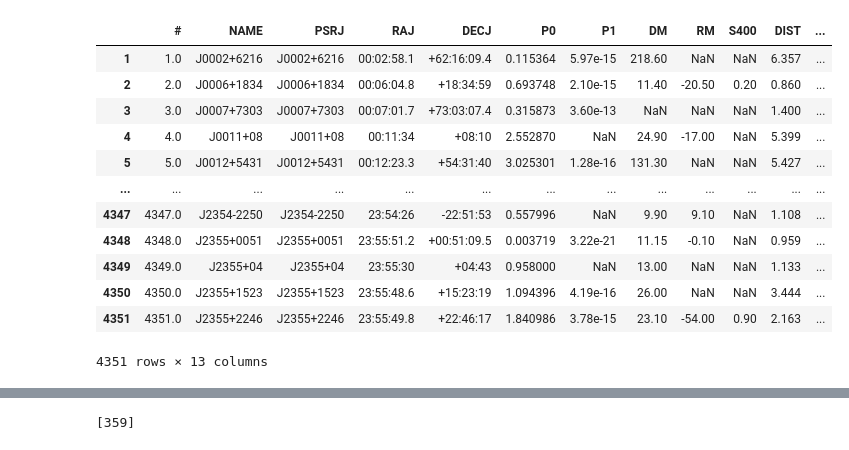
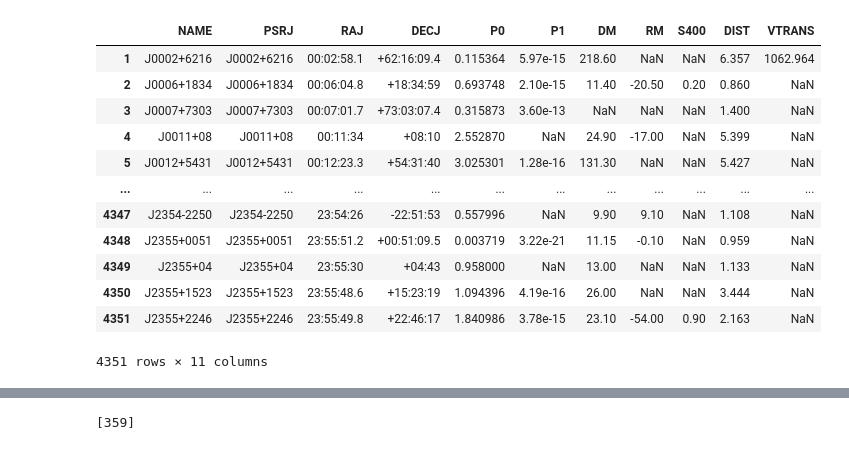
Before and after one commit to bjacobell/PsrSim, a Jupyter notebook: pulsar_sky_plots.ipynb, the cells around one changed output, grey strips where cells are left out. Cells and saved outputs as stored; diff of their text form; code cells hidden in the pictures.

```diff
--- a/pulsar_sky_plots.ipynb
+++ b/pulsar_sky_plots.ipynb
@@ -21,20 +21,21 @@ plt.rcParams['mathtext.fontset'] = 'dejavuserif'
 # %%
 file = '/Users/user/Downloads/ATNF_catalogue.csv'
 df = pd.read_csv(file, sep=';')
 df = df.iloc[1:]
 df = df.replace('*', np.nan)
+df = df.drop(columns=['#','Unnamed: 12'])
 df
 # %% [output]
-|  | # | NAME | PSRJ | RAJ | DECJ | P0 | P1 | DM | RM | S400 | DIST | ... |
-| 1 | 1.0 | J0002+6216 | J0002+6216 | 00:02:58.1 | +62:16:09.4 | 0.115364 | 5.97e-15 | 218.60 | NaN | NaN | 6.357 | ... |
-| 2 | 2.0 | J0006+1834 | J0006+1834 | 00:06:04.8 | +18:34:59 | 0.693748 | 2.10e-15 | 11.40 | -20.50 | 0.20 | 0.860 | ... |
-| 3 | 3.0 | J0007+7303 | J0007+7303 | 00:07:01.7 | +73:03:07.4 | 0.315873 | 3.60e-13 | NaN | NaN | NaN | 1.400 | ... |
-| 4 | 4.0 | J0011+08 | J0011+08 | 00:11:34 | +08:10 | 2.552870 | NaN | 24.90 | -17.00 | NaN | 5.399 | ... |
-| 5 | 5.0 | J0012+5431 | J0012+5431 | 00:12:23.3 | +54:31:40 | 3.025301 | 1.28e-16 | 131.30 | NaN | NaN | 5.427 | ... |
-| ... | ... | ... | ... | ... | ... | ... | ... | ... | ... | ... | ... | ... |
-| 4347 | 4347.0 | J2354-2250 | J2354-2250 | 23:54:26 | -22:51:53 | 0.557996 | NaN | 9.90 | 9.10 | NaN | 1.108 | ... |
-| 4348 | 4348.0 | J2355+0051 | J2355+0051 | 23:55:51.2 | +00:51:09.5 | 0.003719 | 3.22e-21 | 11.15 | -0.10 | NaN | 0.959 | ... |
-| 4349 | 4349.0 | J2355+04 | J2355+04 | 23:55:30 | +04:43 | 0.958000 | NaN | 13.00 | NaN | NaN | 1.133 | ... |
-| 4350 | 4350.0 | J2355+1523 | J2355+1523 | 23:55:48.6 | +15:23:19 | 1.094396 | 4.19e-16 | 26.00 | NaN | NaN | 3.444 | ... |
-| 4351 | 4351.0 | J2355+2246 | J2355+2246 | 23:55:49.8 | +22:46:17 | 1.840986 | 3.78e-15 | 23.10 | -54.00 | 0.90 | 2.163 | ... |
+|  | NAME | PSRJ | RAJ | DECJ | P0 | P1 | DM | RM | S400 | DIST | VTRANS |
+| 1 | J0002+6216 | J0002+6216 | 00:02:58.1 | +62:16:09.4 | 0.115364 | 5.97e-15 | 218.60 | NaN | NaN | 6.357 | 1062.964 |
+| 2 | J0006+1834 | J0006+1834 | 00:06:04.8 | +18:34:59 | 0.693748 | 2.10e-15 | 11.40 | -20.50 | 0.20 | 0.860 | NaN |
+| 3 | J0007+7303 | J0007+7303 | 00:07:01.7 | +73:03:07.4 | 0.315873 | 3.60e-13 | NaN | NaN | NaN | 1.400 | NaN |
+| 4 | J0011+08 | J0011+08 | 00:11:34 | +08:10 | 2.552870 | NaN | 24.90 | -17.00 | NaN | 5.399 | NaN |
+| 5 | J0012+5431 | J0012+5431 | 00:12:23.3 | +54:31:40 | 3.025301 | 1.28e-16 | 131.30 | NaN | NaN | 5.427 | NaN |
+| ... | ... | ... | ... | ... | ... | ... | ... | ... | ... | ... | ... |
+| 4347 | J2354-2250 | J2354-2250 | 23:54:26 | -22:51:53 | 0.557996 | NaN | 9.90 | 9.10 | NaN | 1.108 | NaN |
+| 4348 | J2355+0051 | J2355+0051 | 23:55:51.2 | +00:51:09.5 | 0.003719 | 3.22e-21 | 11.15 | -0.10 | NaN | 0.959 | NaN |
+| 4349 | J2355+04 | J2355+04 | 23:55:30 | +04:43 | 0.958000 | NaN | 13.00 | NaN | NaN | 1.133 | NaN |
+| 4350 | J2355+1523 | J2355+1523 | 23:55:48.6 | +15:23:19 | 1.094396 | 4.19e-16 | 26.00 | NaN | NaN | 3.444 | NaN |
+| 4351 | J2355+2246 | J2355+2246 | 23:55:49.8 | +22:46:17 | 1.840986 | 3.78e-15 | 23.10 | -54.00 | 0.90 | 2.163 | NaN |
-4351 rows × 13 columns
+4351 rows × 11 columns
```
Also changed, not shown: parts of 9 cells of this notebook, 8 other files.
